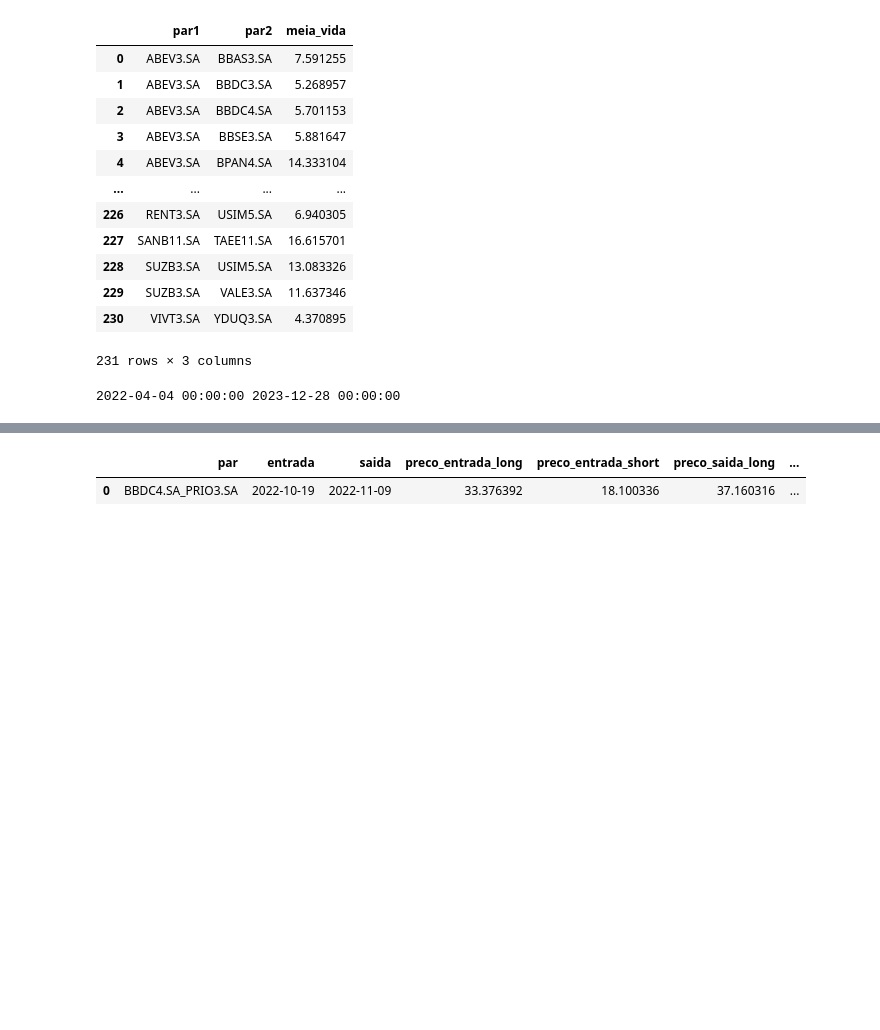
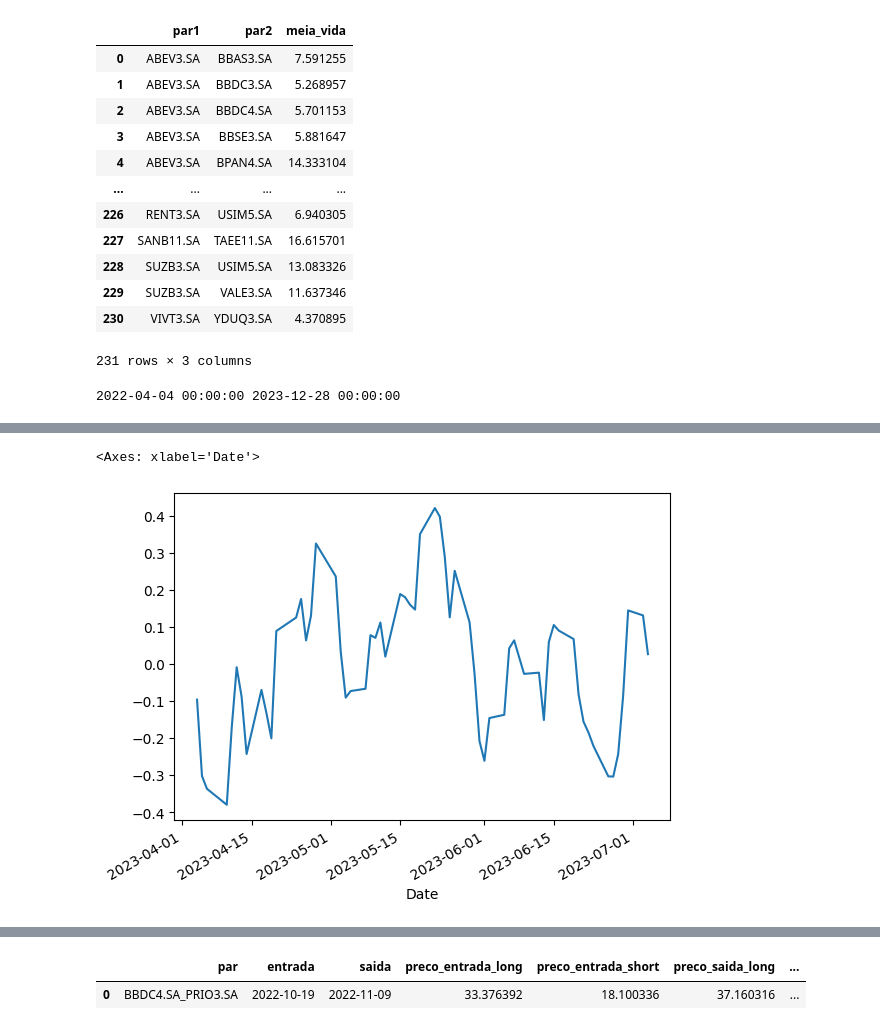
Before and after one commit to netofigueira/pairs_trading, a Jupyter notebook: pairs_trading.ipynb, the cells around one changed output, grey strips where cells are left out. Cells and saved outputs as stored; diff of their text form; code cells hidden in the pictures; blank space fills up the shorter version.

```diff
--- a/pairs_trading.ipynb
+++ b/pairs_trading.ipynb
@@ -426,3 +493,8 @@ resultados
+# %%
+norm_resid.plot()
+# %% [output]
+<Axes: xlabel='Date'>
+[figure, added]
 # %%
 resultados.tipo.value_counts()
 # %% [output]
```
Also changed, not shown: parts of 50 cells of this notebook.
